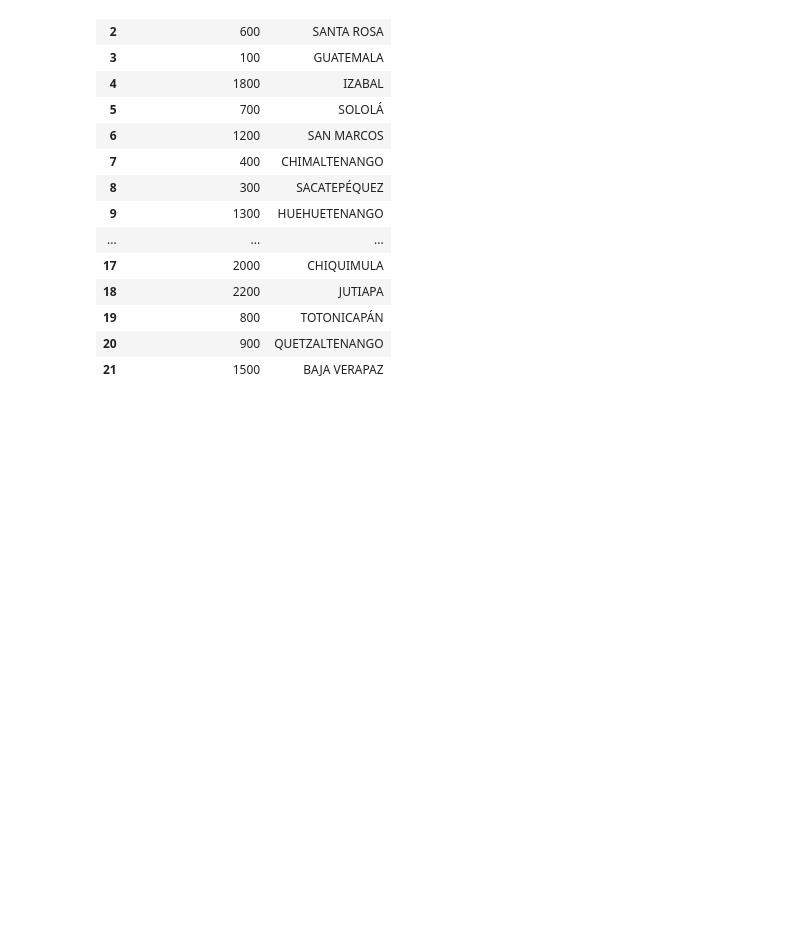
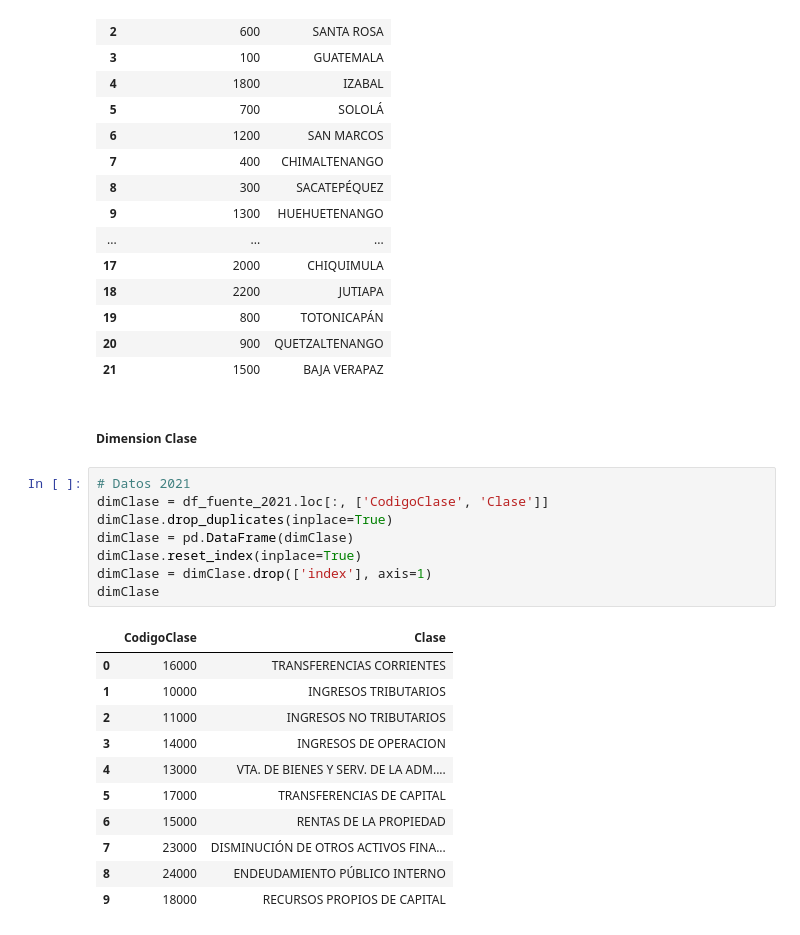
Before and after one commit to jerson8a/Proyecto2_CienciaDeDatosEnPython, a Jupyter notebook: Solution_Project2_JersonOchoa.ipynb, the cells around one changed output. Cells and saved outputs as stored; diff of their text form; blank space fills up the shorter version.

Commit message:
[ADD] Dimesion Clase

```diff
--- a/Solution_Project2_JersonOchoa.ipynb
+++ b/Solution_Project2_JersonOchoa.ipynb
@@ -447,3 +447,25 @@ dimDepartamento
 | 19 | 800 | TOTONICAPÁN |
 | 20 | 900 | QUETZALTENANGO |
 | 21 | 1500 | BAJA VERAPAZ |
+# %% [markdown]
+##### Dimension Clase
+# %%
+# Datos 2021
+dimClase = df_fuente_2021.loc[:, ['CodigoClase', 'Clase']]
+dimClase.drop_duplicates(inplace=True)
+dimClase = pd.DataFrame(dimClase)
+dimClase.reset_index(inplace=True)
+dimClase = dimClase.drop(['index'], axis=1)
+dimClase
+# %% [output]
+|  | CodigoClase | Clase |
+| 0 | 16000 | TRANSFERENCIAS CORRIENTES |
+| 1 | 10000 | INGRESOS TRIBUTARIOS |
+| 2 | 11000 | INGRESOS NO TRIBUTARIOS |
+| 3 | 14000 | INGRESOS DE OPERACION |
+| 4 | 13000 | VTA. DE BIENES Y SERV. DE LA ADM.... |
+| 5 | 17000 | TRANSFERENCIAS DE CAPITAL |
+| 6 | 15000 | RENTAS DE LA PROPIEDAD |
+| 7 | 23000 | DISMINUCIÓN DE OTROS ACTIVOS FINA... |
+| 8 | 24000 | ENDEUDAMIENTO PÚBLICO INTERNO |
+| 9 | 18000 | RECURSOS PROPIOS DE CAPITAL |
```
Also changed, not shown: parts of 2 cells of this notebook.
